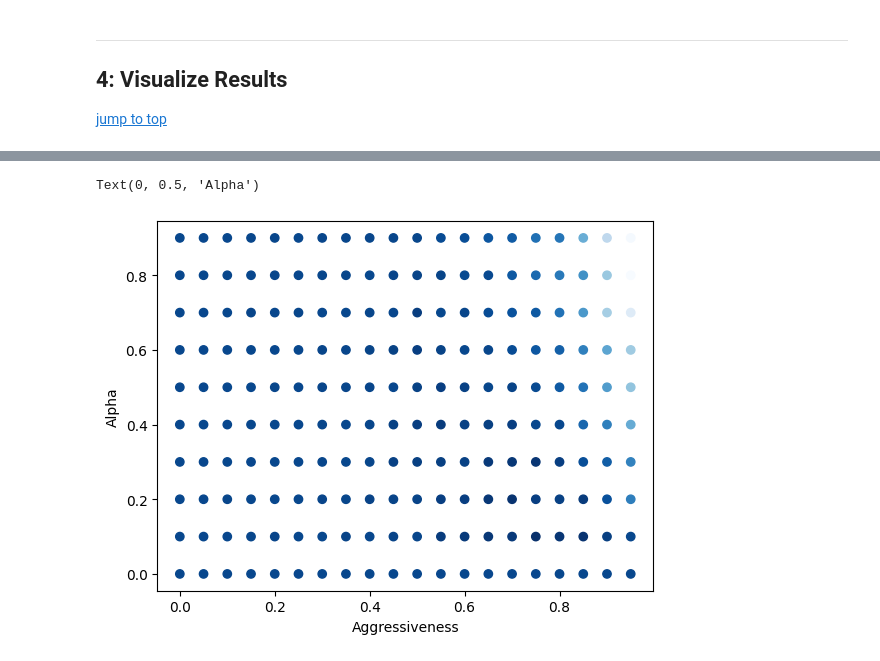
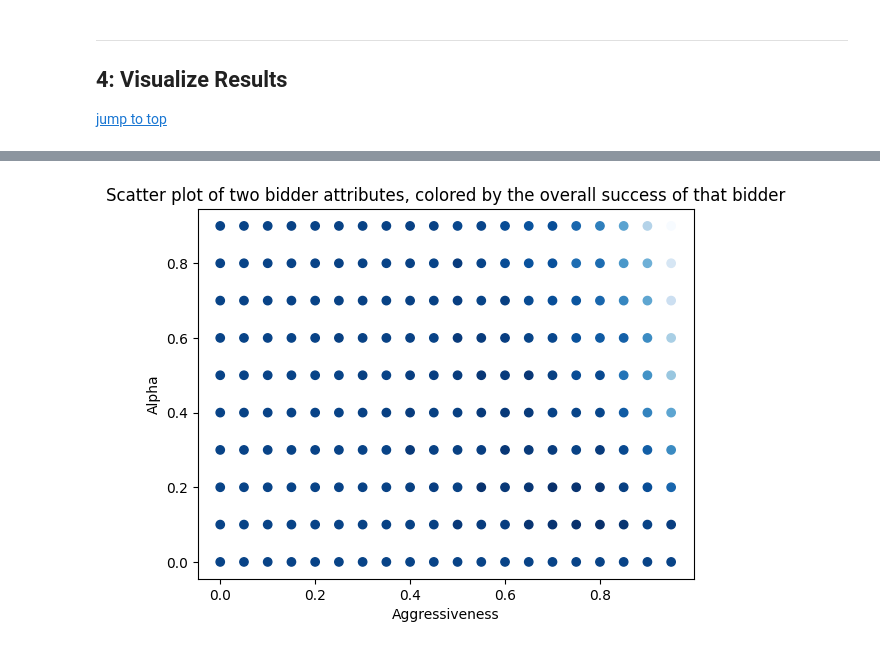
Before and after one commit to cbwright11/second-price-auction, a Jupyter notebook: Experiments.ipynb, the cells around one changed output, grey strips where cells are left out. Saved outputs shown, nothing was run; the diff lists cells and outputs as text; code cells hidden in the pictures.

```diff
--- a/Experiments.ipynb
+++ b/Experiments.ipynb
@@ -249,10 +247,12 @@ test_df.sort_values(by="average_final_balance", ascending=False)
 200 rows × 3 columns
 # %%
+# confirm that the grid of points is created, even though the overlapping problem has been addressed
+
 plt.scatter(test_df.aggressiveness, test_df.alpha,
             c=test_df.average_final_balance,
             cmap="Blues")
 plt.xlabel("Aggressiveness")
 plt.ylabel("Alpha")
+plt.title("Scatter plot of two bidder attributes, colored by the overall success of that bidder");
 # %% [output]
-Text(0, 0.5, 'Alpha')
-[figure, old version]
+[figure, new version]
```
Also changed, not shown: parts of 24 cells of this notebook.
